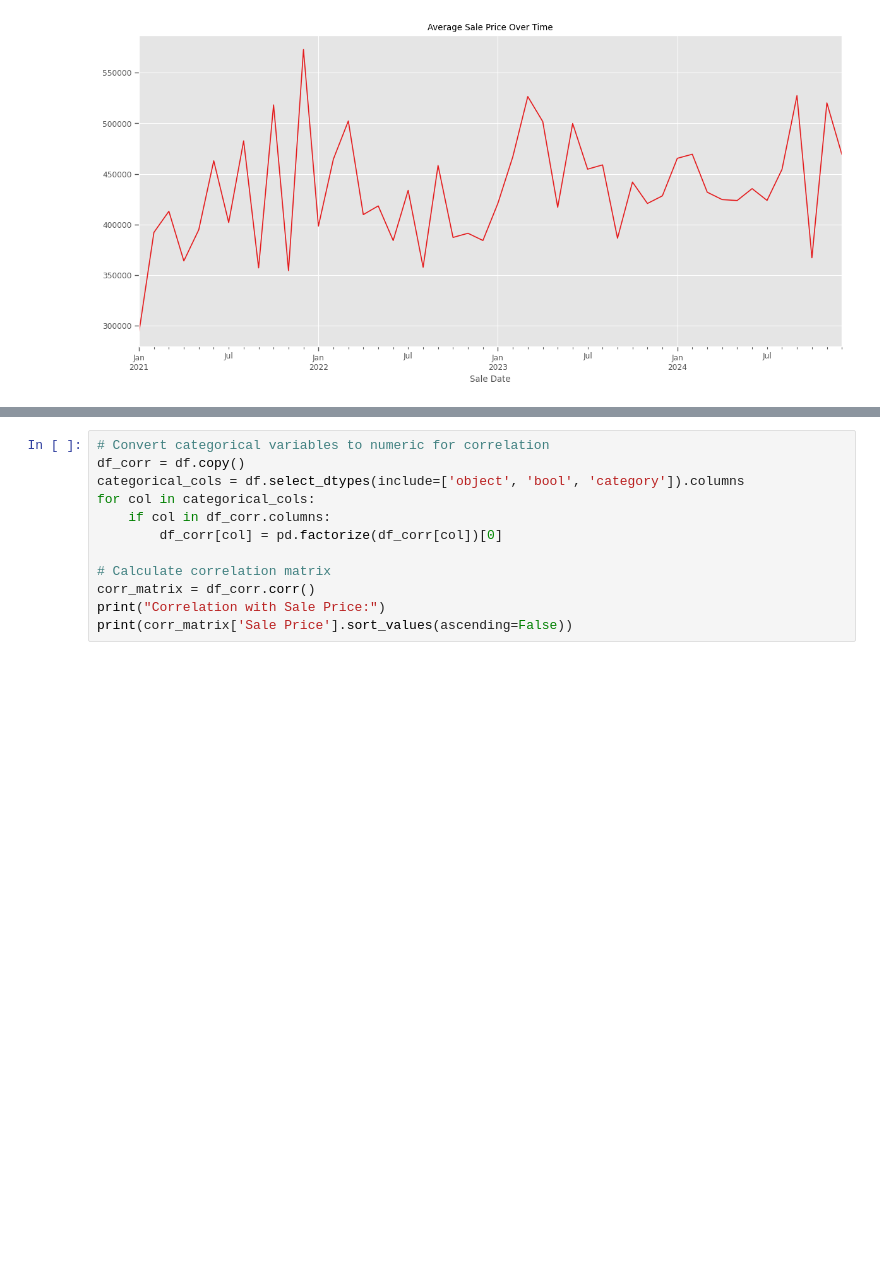
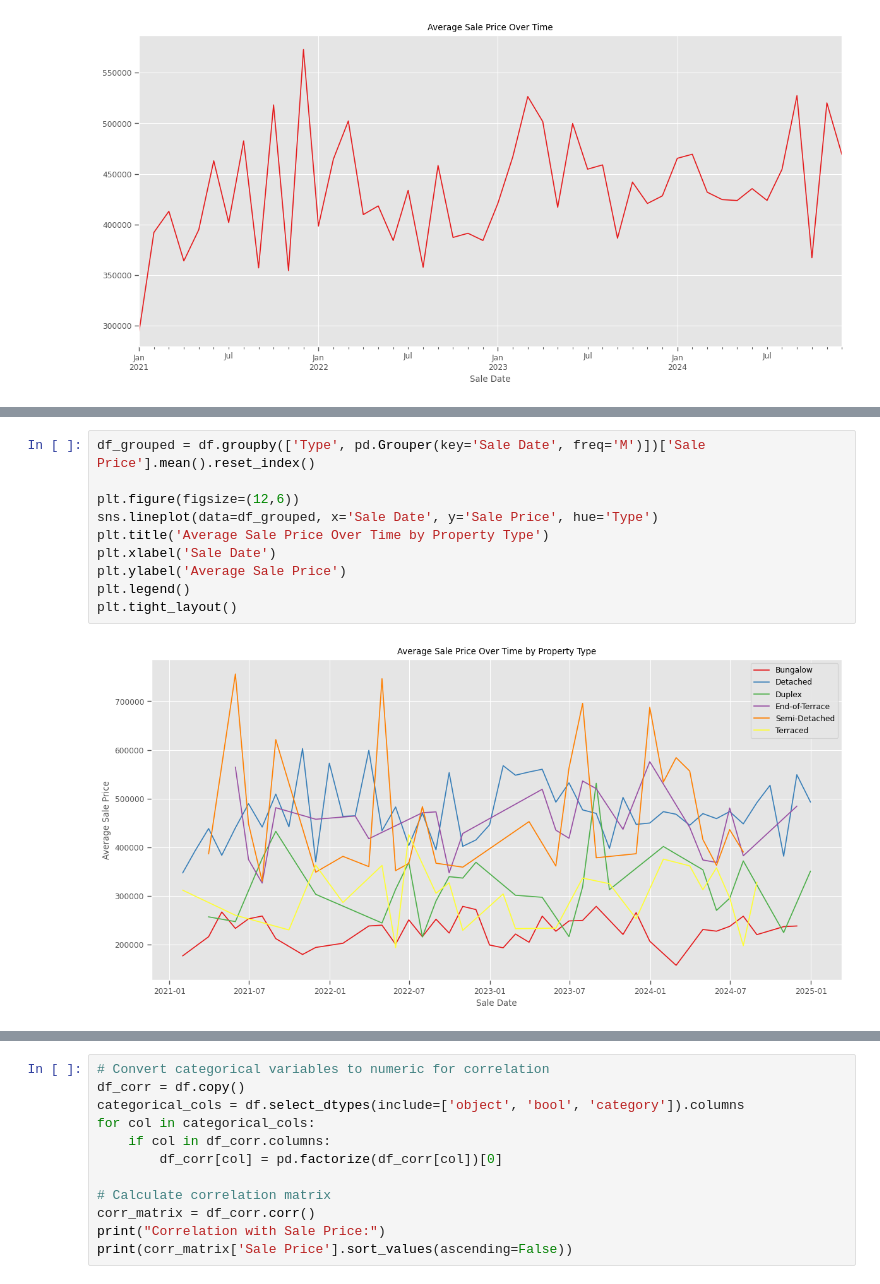
Before and after one commit to dylanbforde/Assignment_Web_Scraping, a Jupyter notebook: data_prep_analysis.ipynb, the cells around one changed output, grey strips where cells are left out. Drawn from its saved outputs; the diff is of its cells as text; blank space fills up the shorter version.

```diff
--- a/data_prep_analysis.ipynb
+++ b/data_prep_analysis.ipynb
@@ -304,0 +329,12 @@ plt.tight_layout()
+# %%
+df_grouped = df.groupby(['Type', pd.Grouper(key='Sale Date', freq='M')])['Sale Price'].mean().reset_index()
+
+plt.figure(figsize=(12,6))
+sns.lineplot(data=df_grouped, x='Sale Date', y='Sale Price', hue='Type')
+plt.title('Average Sale Price Over Time by Property Type')
+plt.xlabel('Sale Date')
+plt.ylabel('Average Sale Price')
+plt.legend()
+plt.tight_layout()
+# %% [output]
+[figure, added]
```
Also changed, not shown: parts of 35 cells of this notebook, 1 other file.
